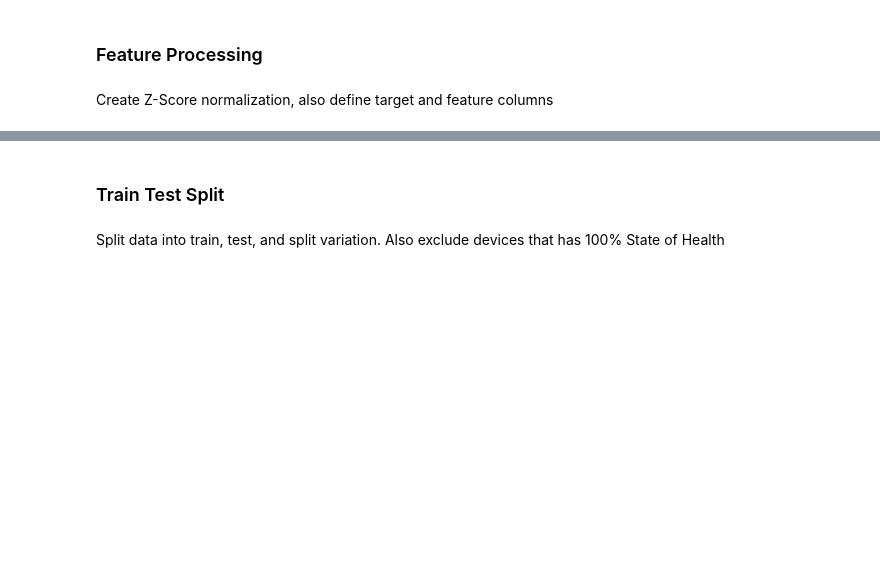
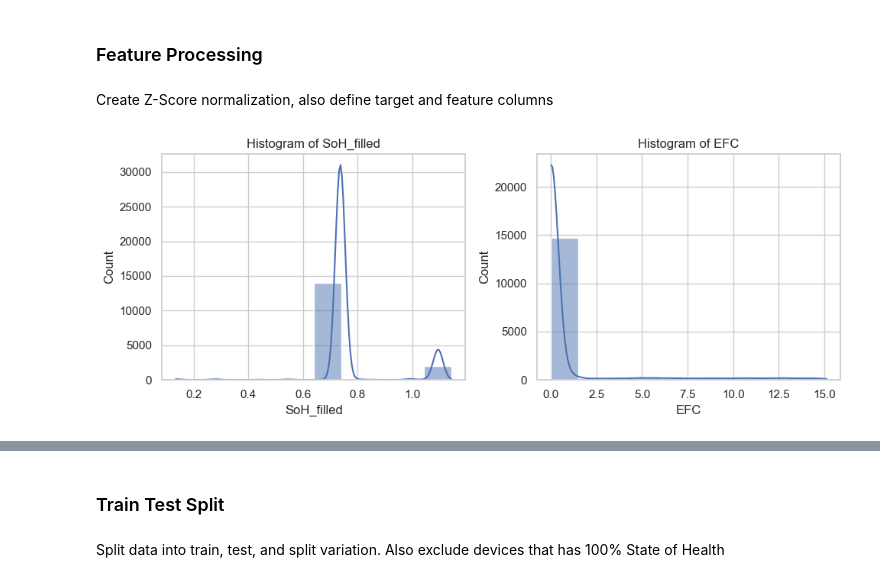
Before and after one commit to fadeldnswr/smartphone-battery-be, a Jupyter notebook: notebooks/main.ipynb, the cells around one changed output, grey strips where cells are left out. Drawn from its saved outputs; the diff is of its cells as text; code cells hidden in the pictures; blank space fills up the shorter version.

```diff
--- a/notebooks/main.ipynb
+++ b/notebooks/main.ipynb
@@ -484,6 +547,30 @@ feature_cols = [
 
 # Define target column
 target_col_soh = "SoH_filled"
+# %%
+import seaborn as sns
+
+plt.rcParams['agg.path.chunksize'] = 20000
+
+# Set the aesthetic style of the plots
+sns.set(style="whitegrid")
+
+# Create a figure with subplots
+fig, axes = plt.subplots(1, 2, figsize=(10, 4))
+
+# List of numerical columns
+numerical_cols = ["SoH_filled", "EFC"]
+
+# Plot histograms for each numerical column
+for ax, col in zip(axes.flatten(), numerical_cols):
+    sns.histplot(df_filtered[col], bins=10, kde=True, ax=ax)
+    ax.set_title(f'Histogram of {col}')
+
+# Adjust layout
+plt.tight_layout()
+plt.show()
+# %% [output]
+[figure, added]
 # %%
 MAX_ROWS = 500
 
```
Also changed, not shown: parts of 37 cells of this notebook, 56 other files.
